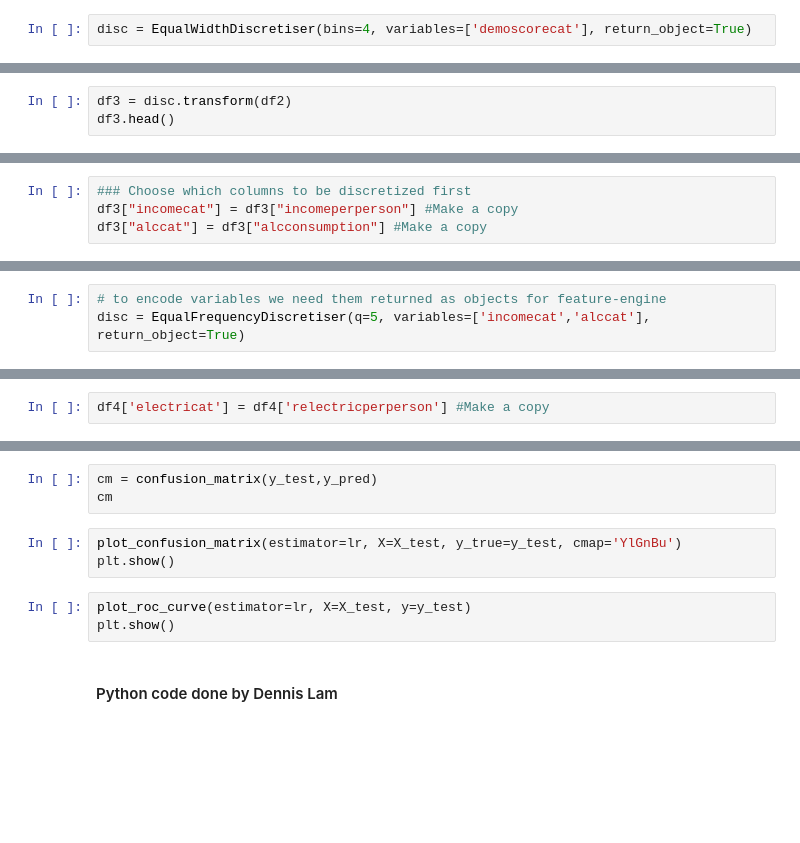
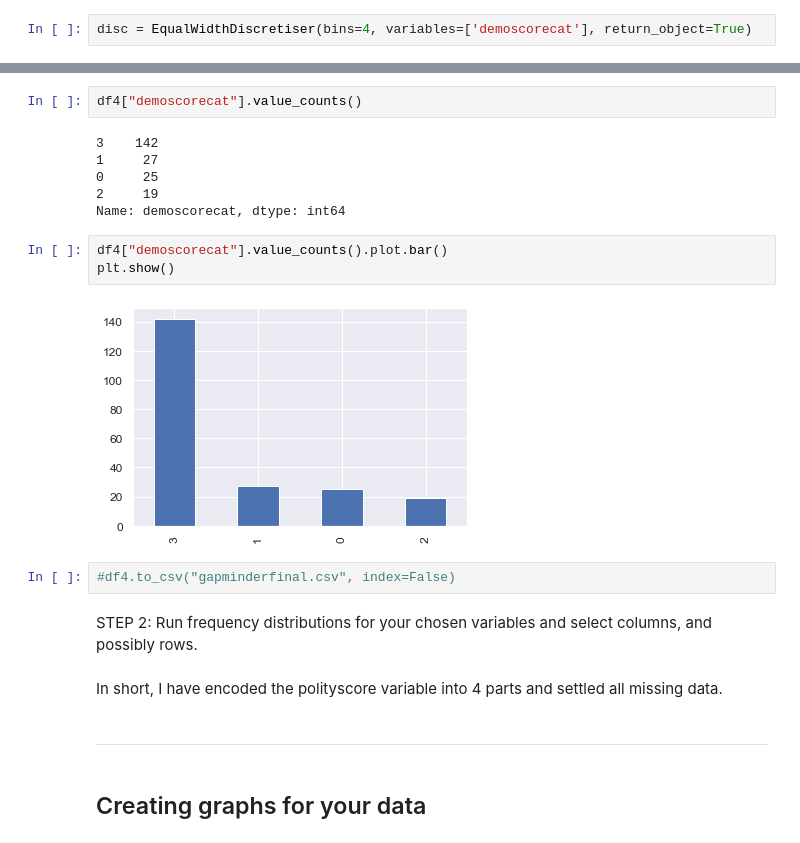
Before and after one commit to dennislamcv1/DataWesleyanU, a Jupyter notebook: Data Management and Visualization/Data Management and Visualization.ipynb, the cells around one changed output, grey strips where cells are left out. Drawn from its saved outputs; the diff is of its cells as text; blank space fills up the shorter version.

```diff
--- a/Data Management and Visualization/Data Management and Visualization.ipynb
+++ b/Data Management and Visualization/Data Management and Visualization.ipynb
@@ -664,3 +424,0 @@ disc.binner_dict_
-# %%
-df3 = disc.transform(df2)
-df3.head()
@@ -672,4 +424,0 @@ plt.show()
-# %%
-### Choose which columns to be discretized first
-df3["incomecat"] = df3["incomeperperson"] #Make a copy
-df3["alccat"] = df3["alcconsumption"] #Make a copy
@@ -678,6 +425,3 @@ df3.head()
-# %%
-# to encode variables we need them returned as objects for feature-engine
-disc = EqualFrequencyDiscretiser(q=5, variables=['incomecat','alccat'], return_object=True)
 # %%
 df4 = disc.fit_transform(df3)
 df4.head()
@@ -722,2 +434,0 @@ plt.show()
-# %%
-df4['electricat'] = df4['relectricperperson'] #Make a copy
@@ -913,11 +435,23 @@ print(classification_report(y_test,y_pred))
-# %%
-cm = confusion_matrix(y_test,y_pred)
-cm
-# %%
-plot_confusion_matrix(estimator=lr, X=X_test, y_true=y_test, cmap='YlGnBu')
-plt.show()
-# %%
-plot_roc_curve(estimator=lr, X=X_test, y=y_test)
-plt.show()
-# %% [markdown]
-#### Python code done by Dennis Lam
+# %%
+df4["demoscorecat"].value_counts()
+# %% [output]
+3    142
+1     27
+0     25
+2     19
+Name: demoscorecat, dtype: int64
+# %%
+df4["demoscorecat"].value_counts().plot.bar()
+plt.show()
+# %% [output]
+[figure, added]
+# %%
+#df4.to_csv("gapminderfinal.csv", index=False)
+# %% [markdown]
+STEP 2: Run frequency distributions for your chosen variables and select columns, and possibly rows.
+# %% [markdown]
+In short, I have encoded the polityscore variable into 4 parts and settled all missing data.
+# %% [markdown]
+***
+# %% [markdown]
+## Creating graphs for your data
```
Also changed, not shown: parts of 260 cells of this notebook, 3 other files.
